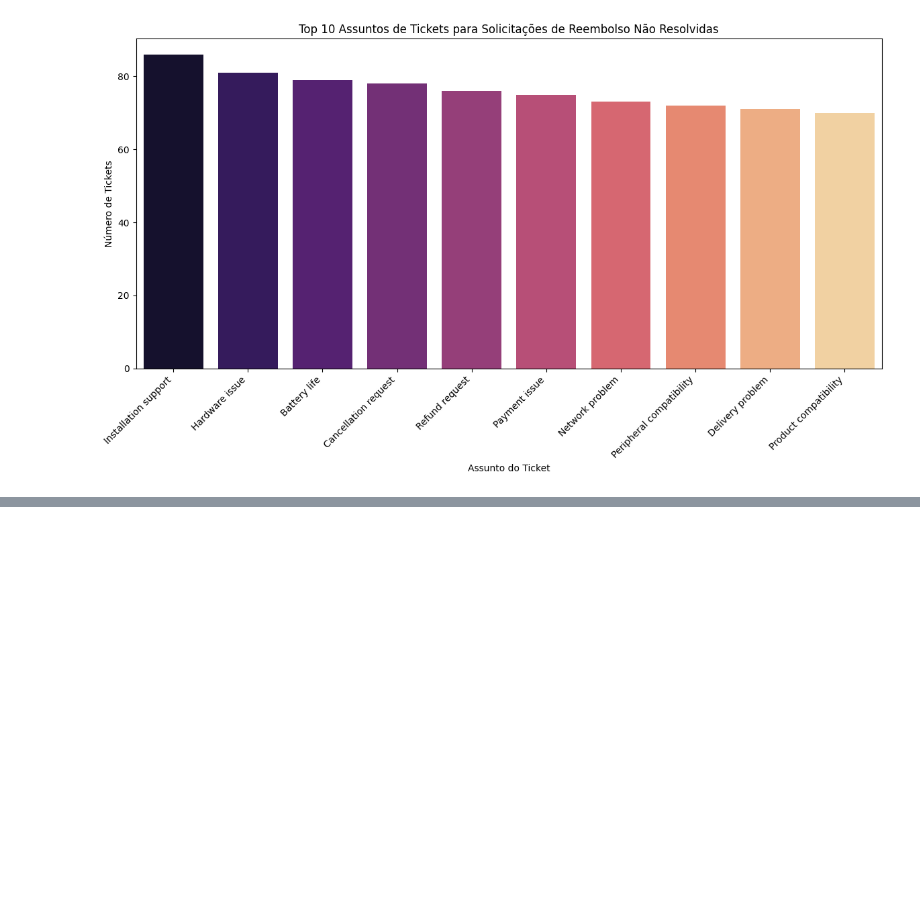
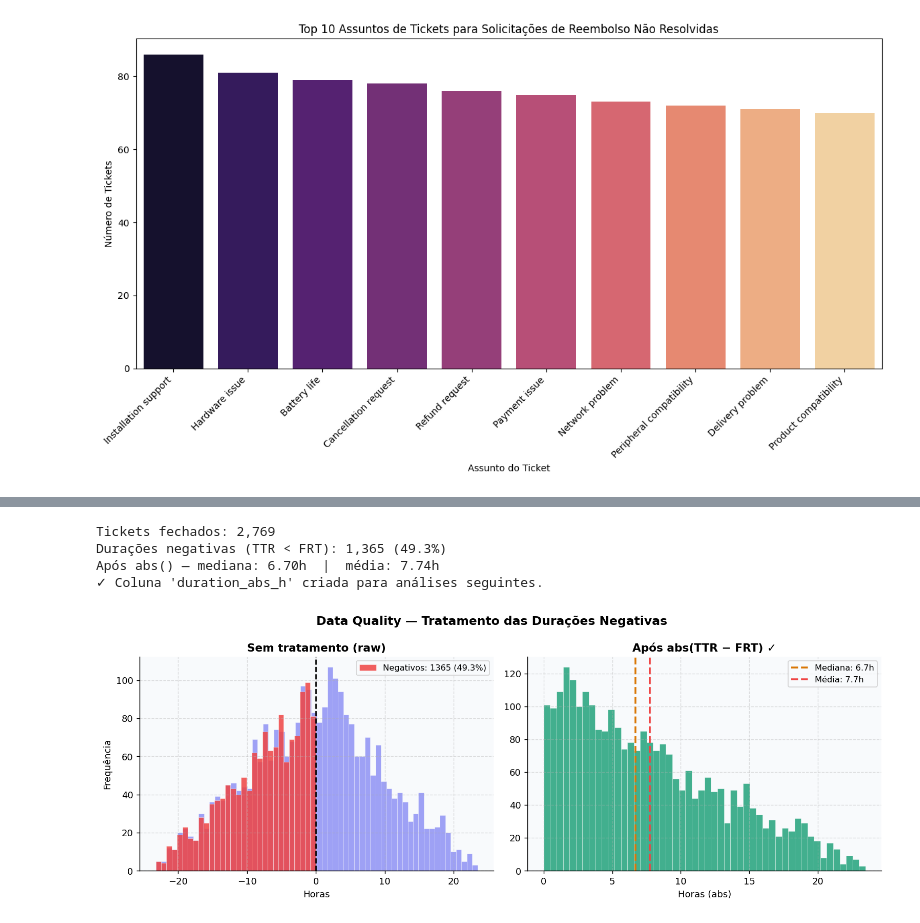
Before and after one commit to Gestao-Quatro-Ponto-Zero/ai-master-challenge, a Jupyter notebook: submissions/lindomar-junior/docs/metricas_operacionais.ipynb, the cells around one changed output, grey strips where cells are left out. Cells and saved outputs as stored; diff of their text form; code cells hidden in the pictures; blank space fills up the shorter version.

Commit message:
fix: adiciona artefatos faltando e atualiza notebook, README e print.md

```diff
--- a/submissions/lindomar-junior/docs/metricas_operacionais.ipynb
+++ b/submissions/lindomar-junior/docs/metricas_operacionais.ipynb
@@ -519,0 +506,36 @@ plt.show()
+# %%
+# ── DATA QUALITY: diagnóstico e tratamento das durações negativas ──
+
+import pandas as pd
+import numpy as np
+
+# Contagem de valores negativos
+n_negative = (resolved_tickets_df['Resolution Duration Hours'] < 0).sum()
+n_total    = len(resolved_tickets_df)
+print(f"Tickets fechados: {n_total:,}")
+print(f"Durações negativas (TTR < FRT): {n_negative:,} ({n_negative/n_total:.1%})")
+print(f"Durações positivas:             {n_total - n_negative:,} ({(n_total-n_negative)/n_total:.1%})")
+
+# Distribuição por faixa
+bins = [-25, -10, -1, 0, 5, 10, 20, 50]
+labels = ['< -10h', '-10 a -1h', '-1 a 0h', '0 a 5h', '5 a 10h', '10 a 20h', '> 20h']
+resolved_tickets_df['duration_bin'] = pd.cut(
+    resolved_tickets_df['Resolution Duration Hours'], bins=bins, labels=labels
+)
+print("\nDistribuição de durações:")
+print(resolved_tickets_df['duration_bin'].value_counts().sort_index().to_string())
+
+# Aplicar tratamento: valor absoluto
+resolved_tickets_df['duration_abs_h'] = resolved_tickets_df['Resolution Duration Hours'].abs()
+
+print(f"\nApós abs() — estatísticas:")
+print(resolved_tickets_df['duration_abs_h'].describe().round(2).to_string())
+print(f"\nMediana: {resolved_tickets_df['duration_abs_h'].median():.2f}h")
+print(f"Média:   {resolved_tickets_df['duration_abs_h'].mean():.2f}h")
+print("\n✓ Coluna 'duration_abs_h' criada para uso nas análises seguintes.")
+# %% [output]
+Tickets fechados: 2,769
+Durações negativas (TTR < FRT): 1,365 (49.3%)
+Após abs() — mediana: 6.70h  |  média: 7.74h
+✓ Coluna 'duration_abs_h' criada para análises seguintes.
+[figure, added]
```
Also changed, not shown: parts of 11 cells of this notebook, 5 other files.
